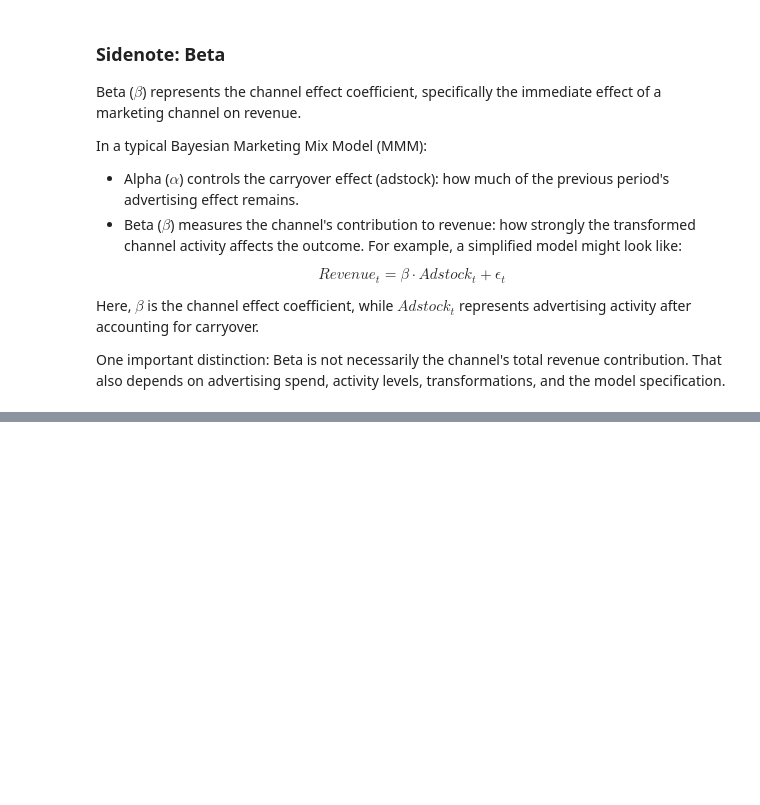
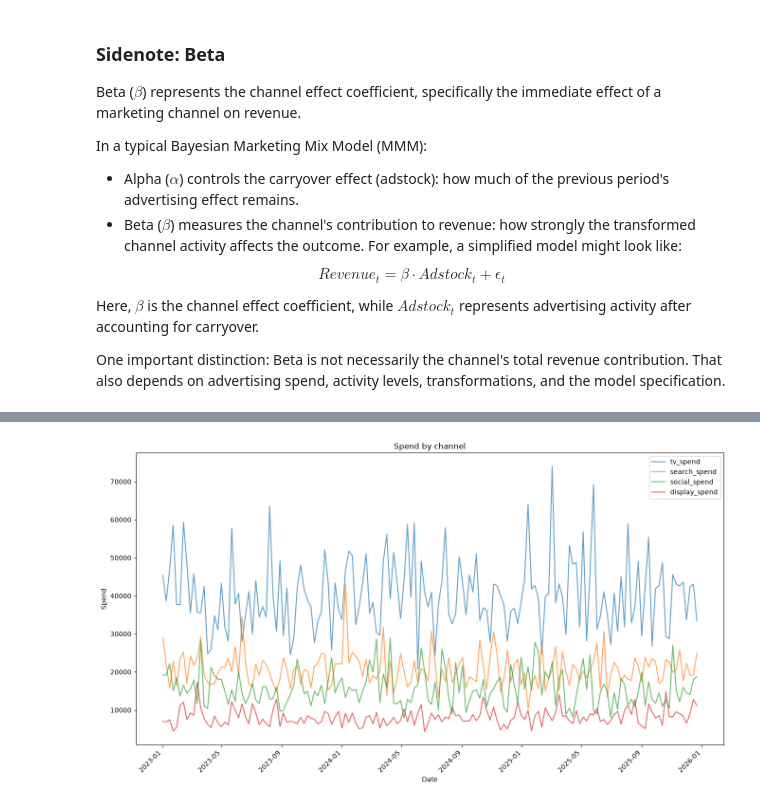
Before and after one commit to brianbamboo/bayesian-mmm, a Jupyter notebook: 02_marketing_transformations.ipynb, the cells around one changed output, grey strips where cells are left out. Drawn from its saved outputs; the diff is of its cells as text; code cells hidden in the pictures; blank space fills up the shorter version.

```diff
--- a/02_marketing_transformations.ipynb
+++ b/02_marketing_transformations.ipynb
@@ -161,0 +261,14 @@ One important distinction: Beta is not necessarily the channel's total revenue c
+# %%
+plt.figure(figsize=(16, 8))
+
+for channel in ['tv', 'search', 'social', 'display']:
+    plt.plot(df_clean['date'], df_clean[f"{channel}_spend"], label=f"{channel}_spend", alpha=0.7)
+
+plt.title("Spend by channel")
+plt.xlabel("Date")
+plt.ylabel("Spend")
+plt.legend()
+plt.xticks(rotation=45, ha="right")
+plt.show()
+# %% [output]
+[figure, added]
```
Also changed, not shown: parts of 10 cells of this notebook.
